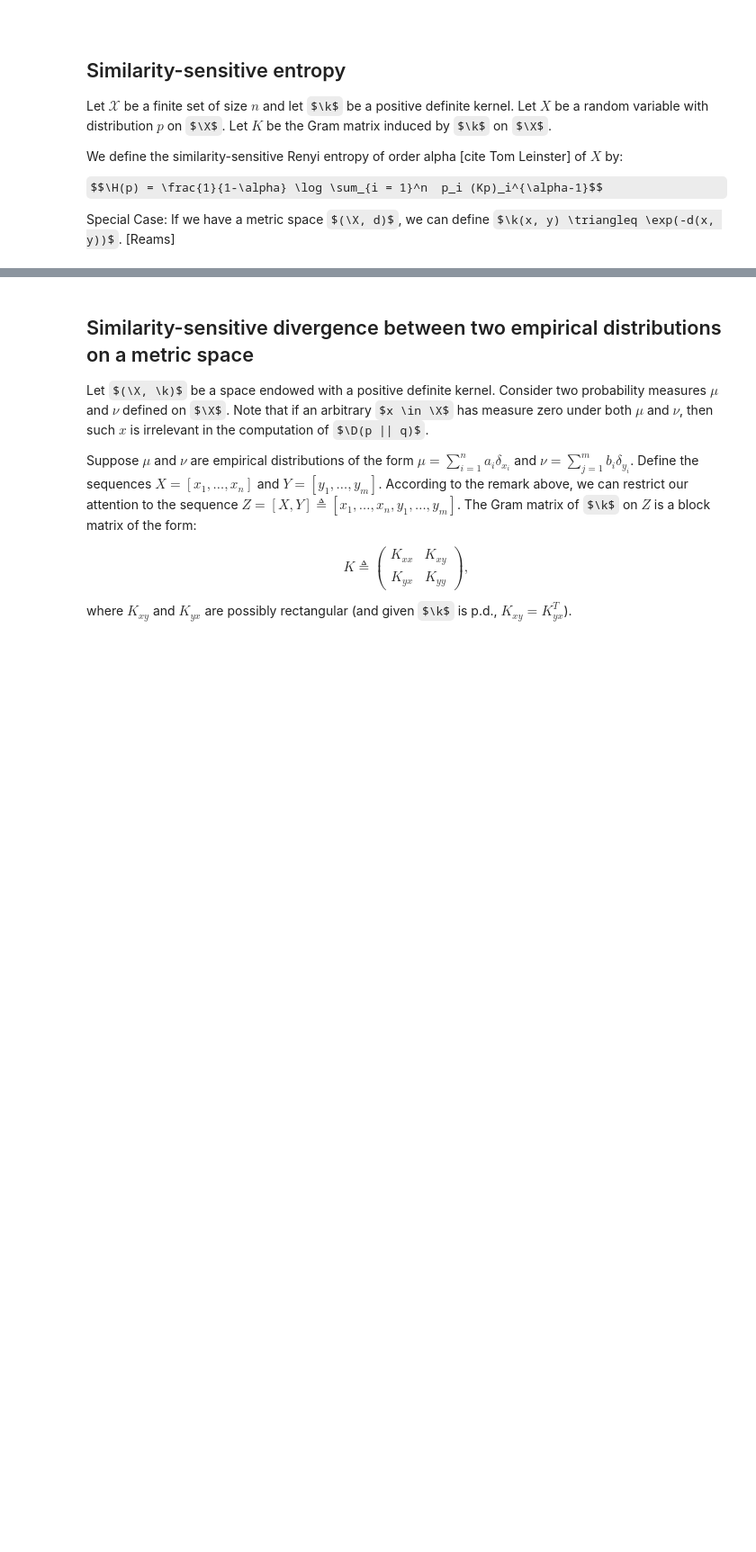
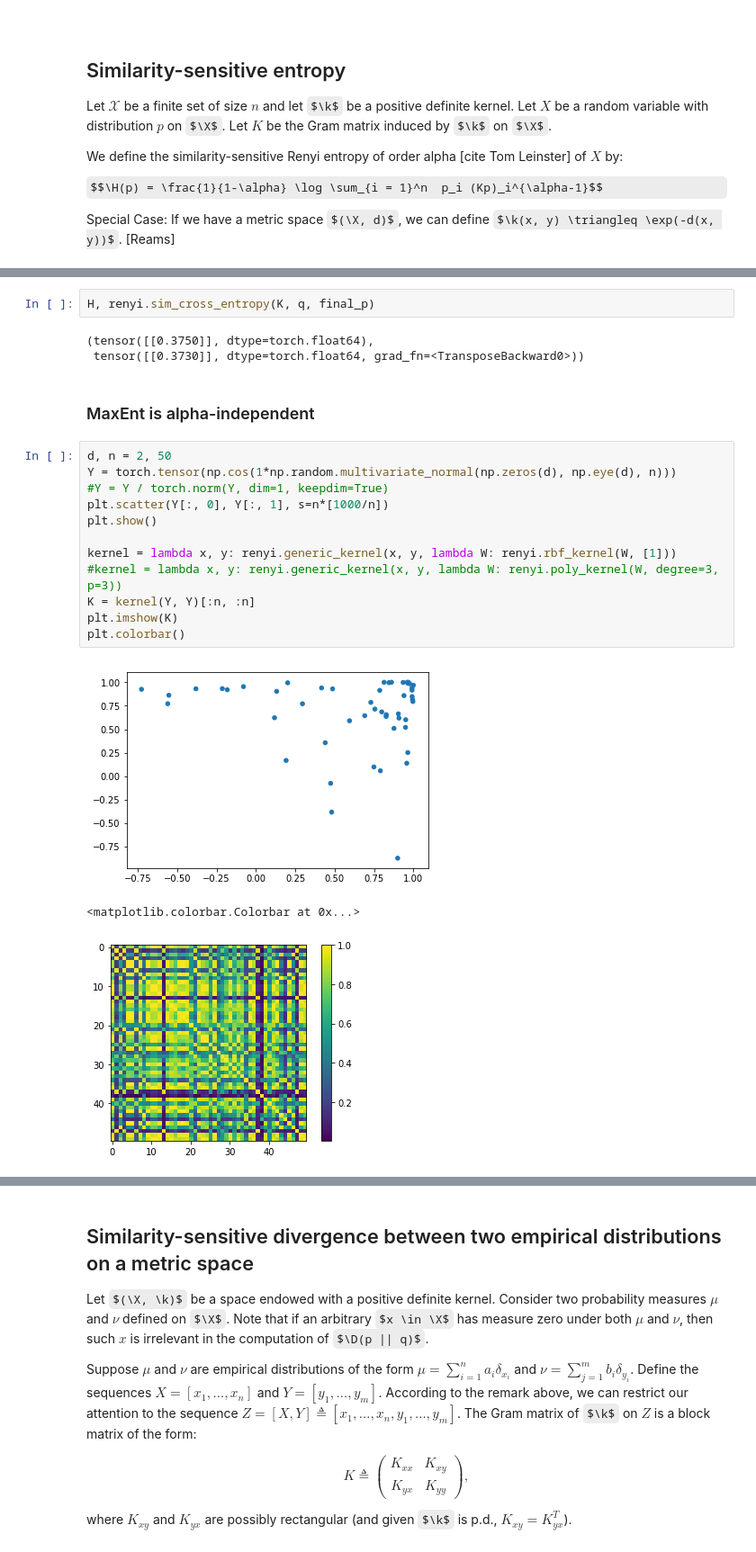
Before and after one commit to gallego-posada/gait, a Jupyter notebook: metric_it.ipynb, the cells around one changed output, grey strips where cells are left out. Shown at 90% size. Saved outputs shown, nothing was run; the diff lists cells and outputs as text; some formulas as TeX source; blank space fills up the shorter version.

```diff
--- a/metric_it.ipynb
+++ b/metric_it.ipynb
@@ -36,0 +101,23 @@ Special Case: If we have a metric space $(\X, d)$, we can define $\k(x, y) \tria
+# %%
+H, renyi.sim_cross_entropy(K, q, final_p)
+# %% [output]
+(tensor([[0.3750]], dtype=torch.float64),
+ tensor([[0.3730]], dtype=torch.float64, grad_fn=<TransposeBackward0>))
+# %% [markdown]
+### MaxEnt is alpha-independent
+# %%
+d, n = 2, 50
+Y = torch.tensor(np.cos(1*np.random.multivariate_normal(np.zeros(d), np.eye(d), n)))
+#Y = Y / torch.norm(Y, dim=1, keepdim=True)
+plt.scatter(Y[:, 0], Y[:, 1], s=n*[1000/n])
+plt.show()
+
+kernel = lambda x, y: renyi.generic_kernel(x, y, lambda W: renyi.rbf_kernel(W, [1]))
+#kernel = lambda x, y: renyi.generic_kernel(x, y, lambda W: renyi.poly_kernel(W, degree=3, p=3))
+K = kernel(Y, Y)[:n, :n]
+plt.imshow(K)
+plt.colorbar()
+# %% [output]
+[figure, added]
+<matplotlib.colorbar.Colorbar at 0x...>
+[figure, added]
```
Also changed, not shown: parts of 26 cells of this notebook, 6 other files.
